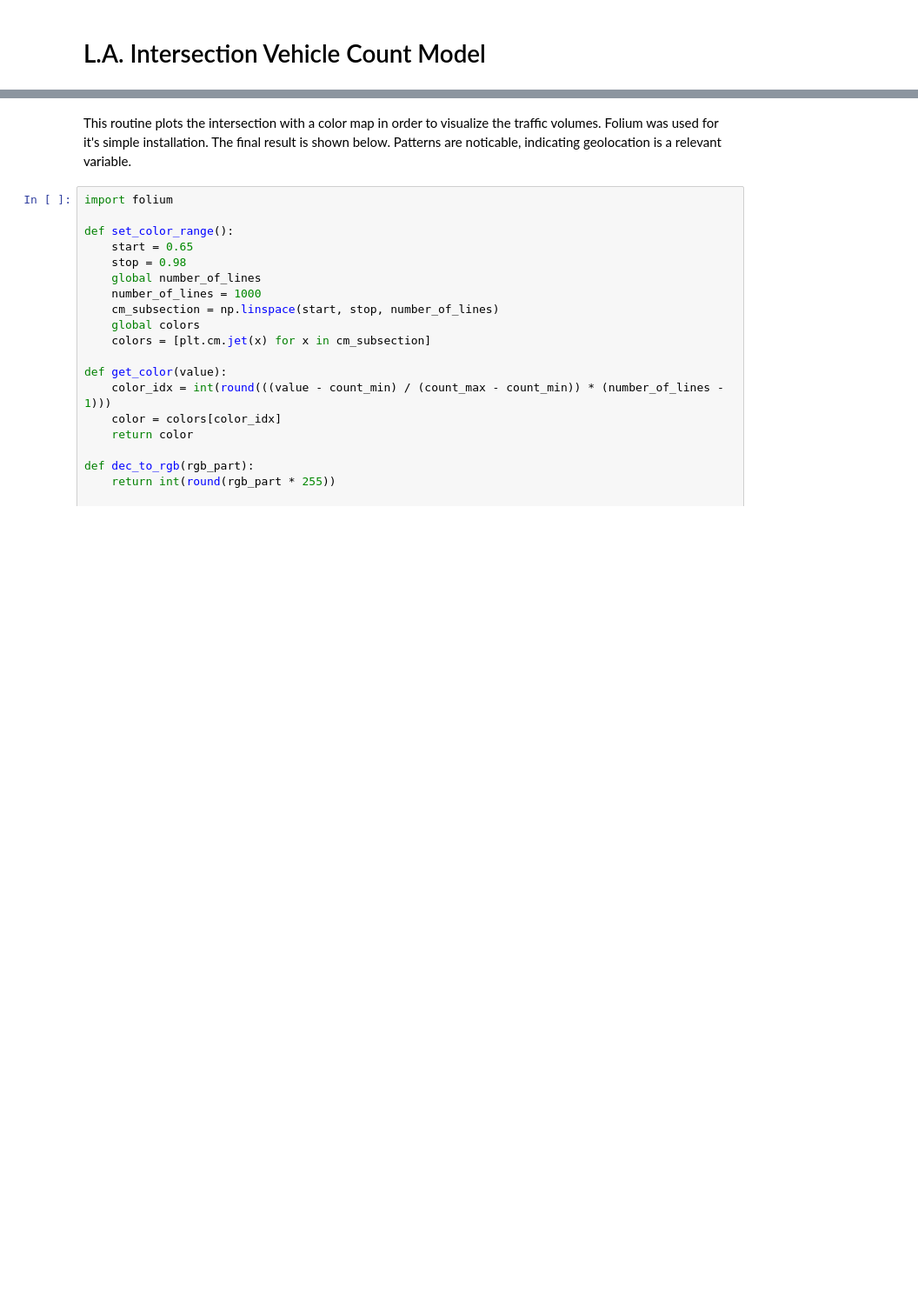
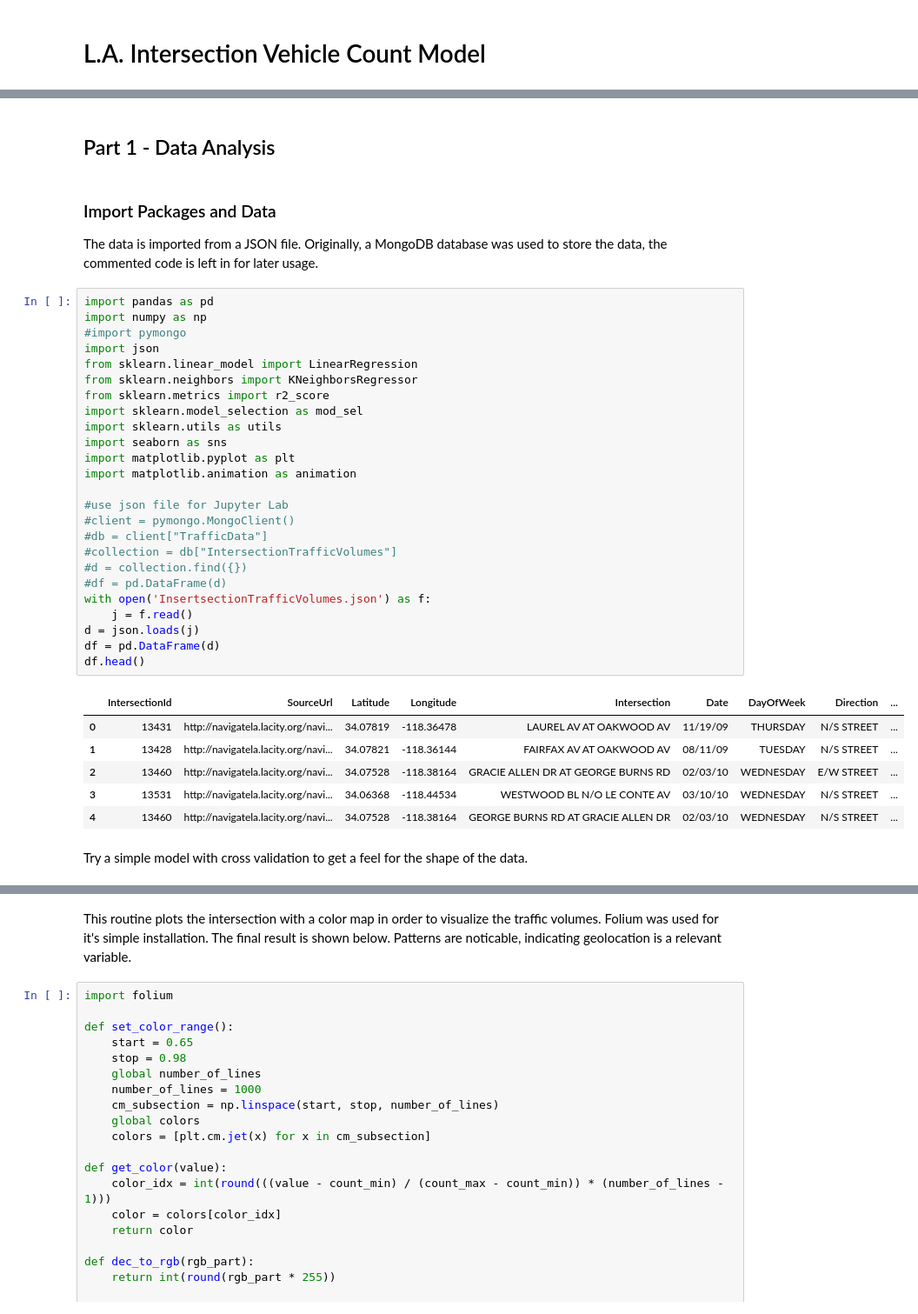
Before and after one commit to joughee/traffic-study, a Jupyter notebook: Traffic Analysis.ipynb, the cells around one changed output, grey strips where cells are left out. Shown at 87% size. Cells and saved outputs as stored; diff of their text form; blank space fills up the shorter version.

```diff
--- a/Traffic Analysis.ipynb
+++ b/Traffic Analysis.ipynb
@@ -8 +8,39 @@
 <p>&nbsp;&nbsp;&nbsp;- Part 2 is a program that collected the majority of the data. The data source is a combination of open data and data gathered by parsing pdf files linked to webpages. The open data set, found <a href='http://geohub.lacity.org/datasets/traffic-data/data' target='_blank'>here</a>, provides the geolocation of the intersection and a url to a web page with links to detailed reports in pdf format (found in the "NLA_URL" column). The format of the pdf reports vary depending on the type of counting (manual vs automatic) and the date the report was created, so a specific style was parsed to simplify data extraction. While opportunity exists to gather additional data, the program was able to successfully process about 4,600 pdf files. The program uses various techniques, including performing web requests, saving to a MongoDB database, regular expressions, multi-threading, locking resources, file handling, JSON serialization, using a tabula package to convert pdf files to Pandas dataframes, and timing processes to gather performance metrics.</p>
+# %% [markdown]
+<h2>Part 1 - Data Analysis</h2>
+# %% [markdown]
+<h3>Import Packages and Data</h3><div>The data is imported from a JSON file. Originally, a MongoDB database was used to store the data, the commented code is left in for later usage.</div>
+# %%
+import pandas as pd
+import numpy as np
+#import pymongo
+import json
+from sklearn.linear_model import LinearRegression
+from sklearn.neighbors import KNeighborsRegressor
+from sklearn.metrics import r2_score
+import sklearn.model_selection as mod_sel
+import sklearn.utils as utils
+import seaborn as sns
+import matplotlib.pyplot as plt
+import matplotlib.animation as animation
+
+#use json file for Jupyter Lab
+#client = pymongo.MongoClient()
+#db = client["TrafficData"]
+#collection = db["IntersectionTrafficVolumes"]
+#d = collection.find({})
+#df = pd.DataFrame(d)
+with open('InsertsectionTrafficVolumes.json') as f:
+    j = f.read()
+d = json.loads(j)
+df = pd.DataFrame(d)
+df.head()
+# %% [output]
+|  | IntersectionId | SourceUrl | Latitude | Longitude | Intersection | Date | DayOfWeek | Direction | ... |
+| 0 | 13431 | http://navigatela.lacity.org/navi... | 34.07819 | -118.36478 | LAUREL AV AT OAKWOOD AV | 11/19/09 | THURSDAY | N/S STREET | ... |
+| 1 | 13428 | http://navigatela.lacity.org/navi... | 34.07821 | -118.36144 | FAIRFAX AV AT OAKWOOD AV | 08/11/09 | TUESDAY | N/S STREET | ... |
+| 2 | 13460 | http://navigatela.lacity.org/navi... | 34.07528 | -118.38164 | GRACIE ALLEN DR AT GEORGE BURNS RD | 02/03/10 | WEDNESDAY | E/W STREET | ... |
+| 3 | 13531 | http://navigatela.lacity.org/navi... | 34.06368 | -118.44534 | WESTWOOD BL N/O LE CONTE AV | 03/10/10 | WEDNESDAY | N/S STREET | ... |
+| 4 | 13460 | http://navigatela.lacity.org/navi... | 34.07528 | -118.38164 | GEORGE BURNS RD AT GRACIE ALLEN DR | 02/03/10 | WEDNESDAY | N/S STREET | ... |
+# %% [markdown]
+<div>Try a simple model with cross validation to get a feel for the shape of the data.</div>
```
Also changed, not shown: parts of 24 cells of this notebook, 1 other file.
